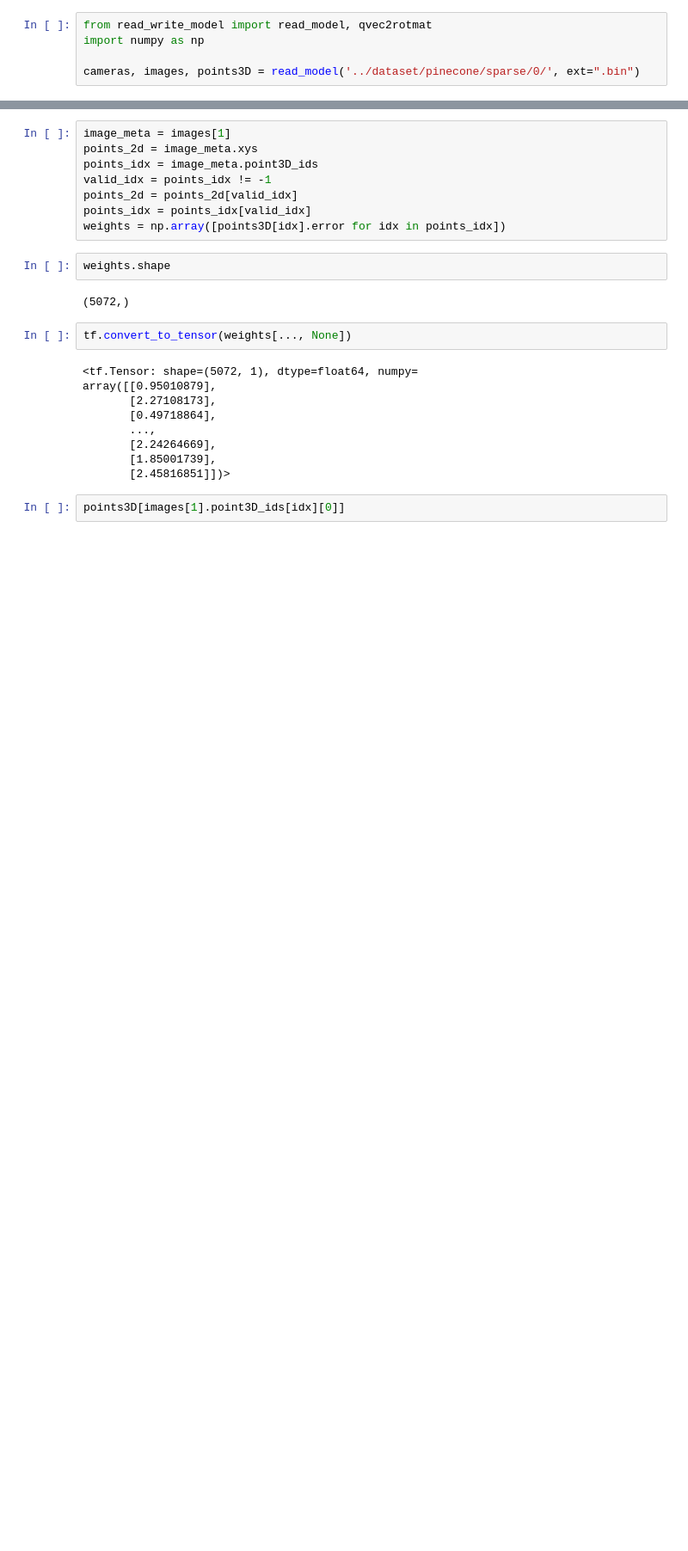
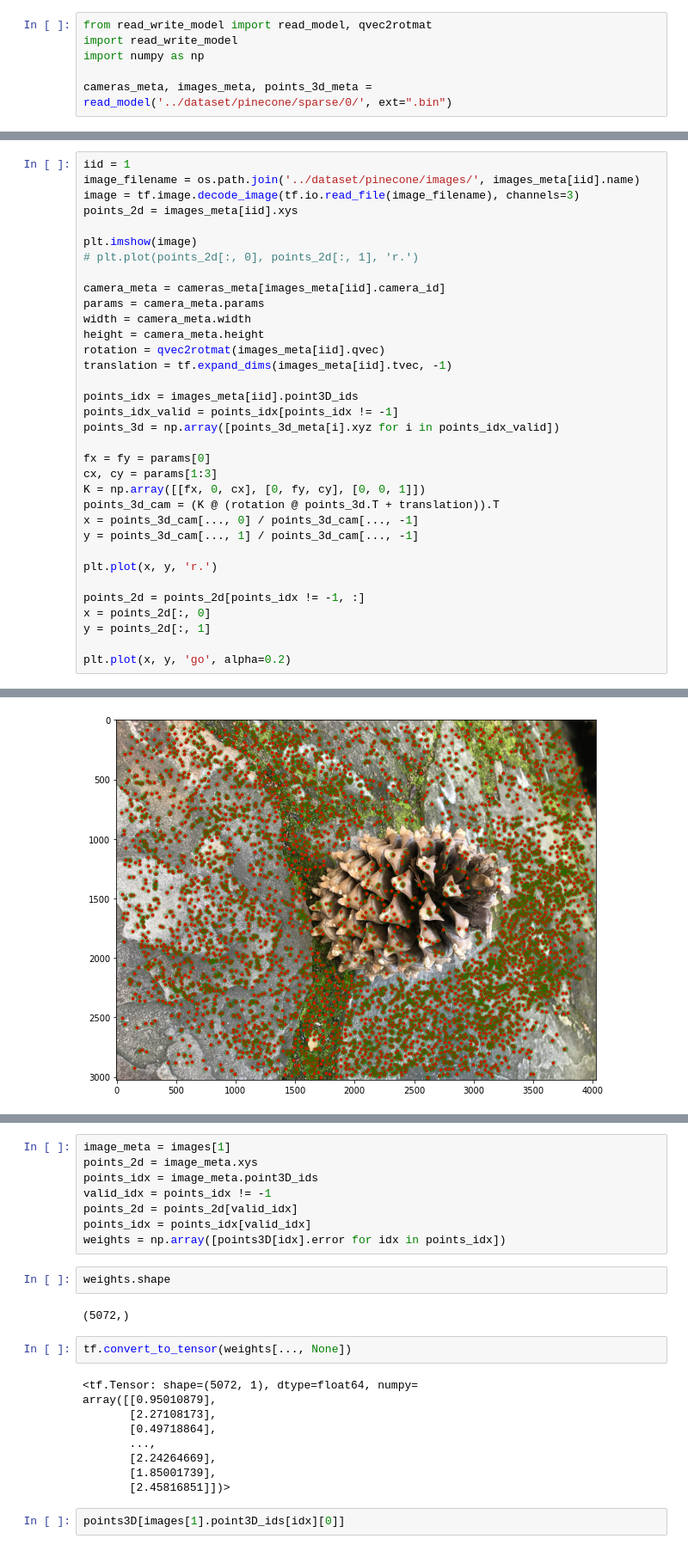
Before and after one commit to liangkaizhang/yet-another-jax-nerf, a Jupyter notebook: scripts/test_dataset.ipynb, the cells around one changed output, grey strips where cells are left out. Shown at 86% size. Cells and saved outputs as stored; diff of their text form; blank space fills up the shorter version.

```diff
--- a/scripts/test_dataset.ipynb
+++ b/scripts/test_dataset.ipynb
@@ -23,5 +155,6 @@ plt.rcParams["figure.figsize"] = (10, 10)
 # %%
 from read_write_model import read_model, qvec2rotmat
+import read_write_model
 import numpy as np
 
-cameras, images, points3D = read_model('../dataset/pinecone/sparse/0/', ext=".bin")
+cameras_meta, images_meta, points_3d_meta = read_model('../dataset/pinecone/sparse/0/', ext=".bin")
@@ -27,0 +209,35 @@ cameras, images, points3D = read_model('../dataset/pinecone/sparse/0/', ext=".bi
+# %%
+iid = 1
+image_filename = os.path.join('../dataset/pinecone/images/', images_meta[iid].name)
+image = tf.image.decode_image(tf.io.read_file(image_filename), channels=3)
+points_2d = images_meta[iid].xys
+
+plt.imshow(image)
+# plt.plot(points_2d[:, 0], points_2d[:, 1], 'r.')
+
+camera_meta = cameras_meta[images_meta[iid].camera_id]
+params = camera_meta.params
+width = camera_meta.width
+height = camera_meta.height
+rotation = qvec2rotmat(images_meta[iid].qvec)
+translation = tf.expand_dims(images_meta[iid].tvec, -1)
+
+points_idx = images_meta[iid].point3D_ids
+points_idx_valid = points_idx[points_idx != -1]
+points_3d = np.array([points_3d_meta[i].xyz for i in points_idx_valid])
+
+fx = fy = params[0]
+cx, cy = params[1:3]
+K = np.array([[fx, 0, cx], [0, fy, cy], [0, 0, 1]])
+points_3d_cam = (K @ (rotation @ points_3d.T + translation)).T
+x = points_3d_cam[..., 0] / points_3d_cam[..., -1]
+y = points_3d_cam[..., 1] / points_3d_cam[..., -1]
+
+plt.plot(x, y, 'r.')
+
+points_2d = points_2d[points_idx != -1, :]
+x = points_2d[:, 0]
+y = points_2d[:, 1]
+
+plt.plot(x, y, 'go', alpha=0.2)
+# %% [output]
@@ -27,0 +245 @@ cameras, images, points3D = read_model('../dataset/pinecone/sparse/0/', ext=".bi
+[figure, added]
```
Also changed, not shown: parts of 38 cells of this notebook, 8 other files.
